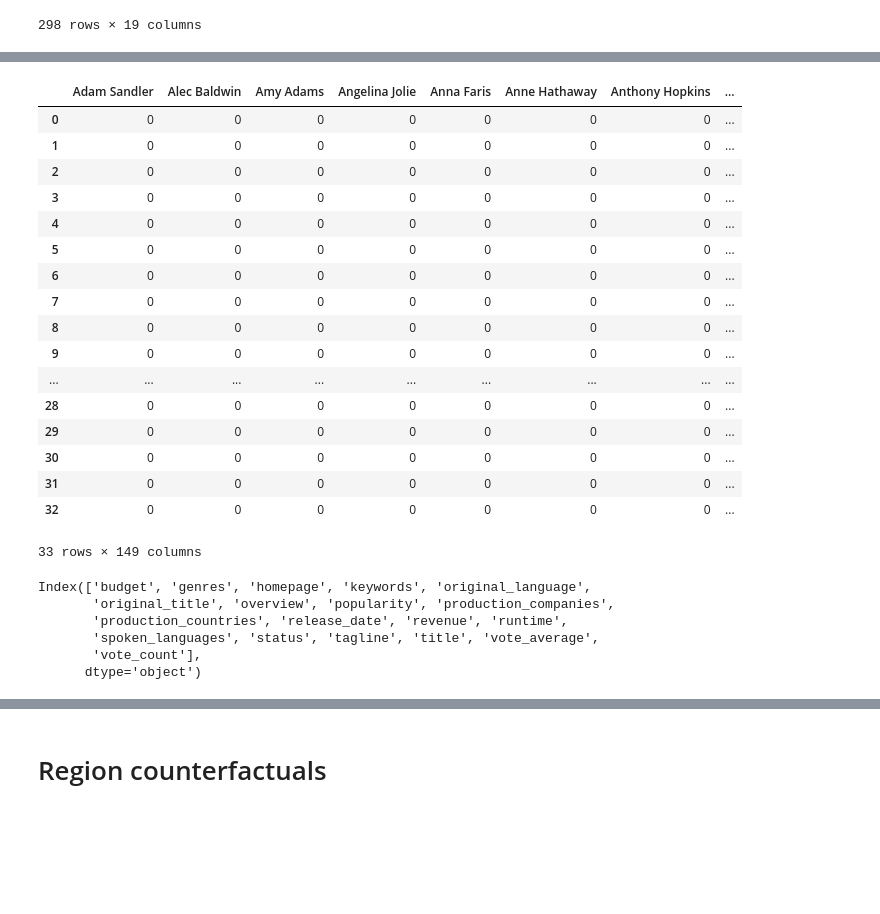
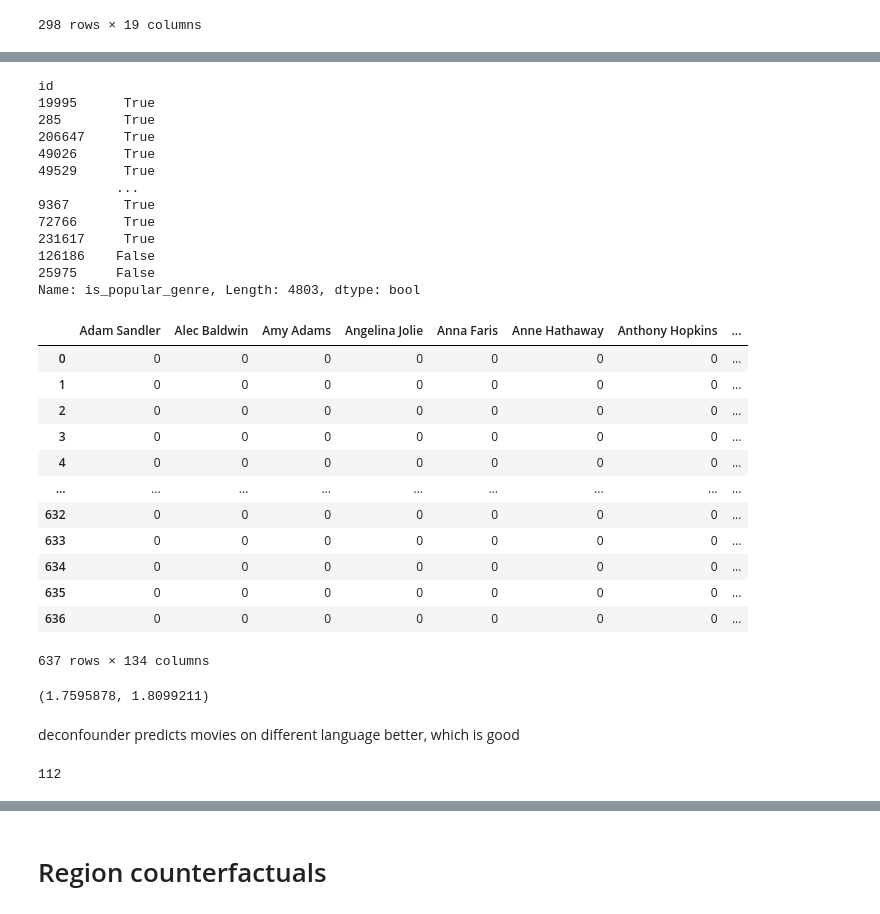
Before and after one commit to alex-medvedev-msc/FDS2020_Actors, a Jupyter notebook: report.ipynb, the cells around one changed output, grey strips where cells are left out. Drawn from its saved outputs; the diff is of its cells as text; code cells hidden in the pictures; blank space fills up the shorter version.

```diff
--- a/report.ipynb
+++ b/report.ipynb
@@ -509,30 +433,45 @@ loader.data_test
+# %%
+import json
+
+
+movies_info_sub = movies_info.loc[:, ['title', 'original_language', 'genres']]
+
+movies_info_sub.loc[:, 'is_popular_genre'] = movies_info_sub.genres.str.contains('Action') | \
+                                             movies_info_sub.genres.str.contains('Comedy') |\
+                                             movies_info_sub.genres.str.contains('Drama')
+movies_info_sub.is_popular_genre
+# %% [output]
+id
+19995      True
+285        True
+206647     True
+49026      True
+49529      True
+          ...
+9367       True
+72766      True
+231617     True
+126186    False
+25975     False
+Name: is_popular_genre, Length: 4803, dtype: bool
 # %%
-loader.data_test.merge(non_en, how='inner', left_on='title_x', right_on='title')
+merged = loader.data_test.merge(movies_info_sub.drop_duplicates(subset="title") ,
+                                how='left',
+                                left_on='title_x',
+                                right_on='title')
+nonen_mask = (merged.original_language != 'en')
+merged
 # %% [output]
 |  | Adam Sandler | Alec Baldwin | Amy Adams | Angelina Jolie | Anna Faris | Anne Hathaway | Anthony Hopkins | ... |
 | 0 | 0 | 0 | 0 | 0 | 0 | 0 | 0 | ... |
 | 1 | 0 | 0 | 0 | 0 | 0 | 0 | 0 | ... |
 | 2 | 0 | 0 | 0 | 0 | 0 | 0 | 0 | ... |
 | 3 | 0 | 0 | 0 | 0 | 0 | 0 | 0 | ... |
 | 4 | 0 | 0 | 0 | 0 | 0 | 0 | 0 | ... |
-| 5 | 0 | 0 | 0 | 0 | 0 | 0 | 0 | ... |
-| 6 | 0 | 0 | 0 | 0 | 0 | 0 | 0 | ... |
-| 7 | 0 | 0 | 0 | 0 | 0 | 0 | 0 | ... |
-| 8 | 0 | 0 | 0 | 0 | 0 | 0 | 0 | ... |
-| 9 | 0 | 0 | 0 | 0 | 0 | 0 | 0 | ... |
 | ... | ... | ... | ... | ... | ... | ... | ... | ... |
-| 28 | 0 | 0 | 0 | 0 | 0 | 0 | 0 | ... |
-| 29 | 0 | 0 | 0 | 0 | 0 | 0 | 0 | ... |
-| 30 | 0 | 0 | 0 | 0 | 0 | 0 | 0 | ... |
-| 31 | 0 | 0 | 0 | 0 | 0 | 0 | 0 | ... |
-| 32 | 0 | 0 | 0 | 0 | 0 | 0 | 0 | ... |
+| 632 | 0 | 0 | 0 | 0 | 0 | 0 | 0 | ... |
+| 633 | 0 | 0 | 0 | 0 | 0 | 0 | 0 | ... |
+| 634 | 0 | 0 | 0 | 0 | 0 | 0 | 0 | ... |
+| 635 | 0 | 0 | 0 | 0 | 0 | 0 | 0 | ... |
+| 636 | 0 | 0 | 0 | 0 | 0 | 0 | 0 | ... |
-33 rows × 149 columns
+637 rows × 134 columns
-# %%
-non_en.columns
-# %% [output]
-Index(['budget', 'genres', 'homepage', 'keywords', 'original_language',
-       'original_title', 'overview', 'popularity', 'production_companies',
-       'production_countries', 'release_date', 'revenue', 'runtime',
-       'spoken_languages', 'status', 'tagline', 'title', 'vote_average',
-       'vote_count'],
-      dtype='object')
@@ -538,0 +482,16 @@ Index(['budget', 'genres', 'homepage', 'keywords', 'original_language',
+# %%
+mean_squared_error(nonen_test, nonen_dec), mean_squared_error(nonen_test, nonen_lr)
+# %% [output]
+(1.7595878, 1.8099211)
+# %% [markdown]
+deconfounder predicts movies on different language better, which is good
+# %%
+# checking unpopular movies
+genre_mask = ~merged.is_popular_genre
+
+genre_test = y_test.numpy()[genre_mask]
+genre_dec = y_test_dec[genre_mask]
+genre_lr = y_test_lr[genre_mask]
+genre_mask.sum()
+# %% [output]
+112
```
Also changed, not shown: parts of 12 cells of this notebook.
